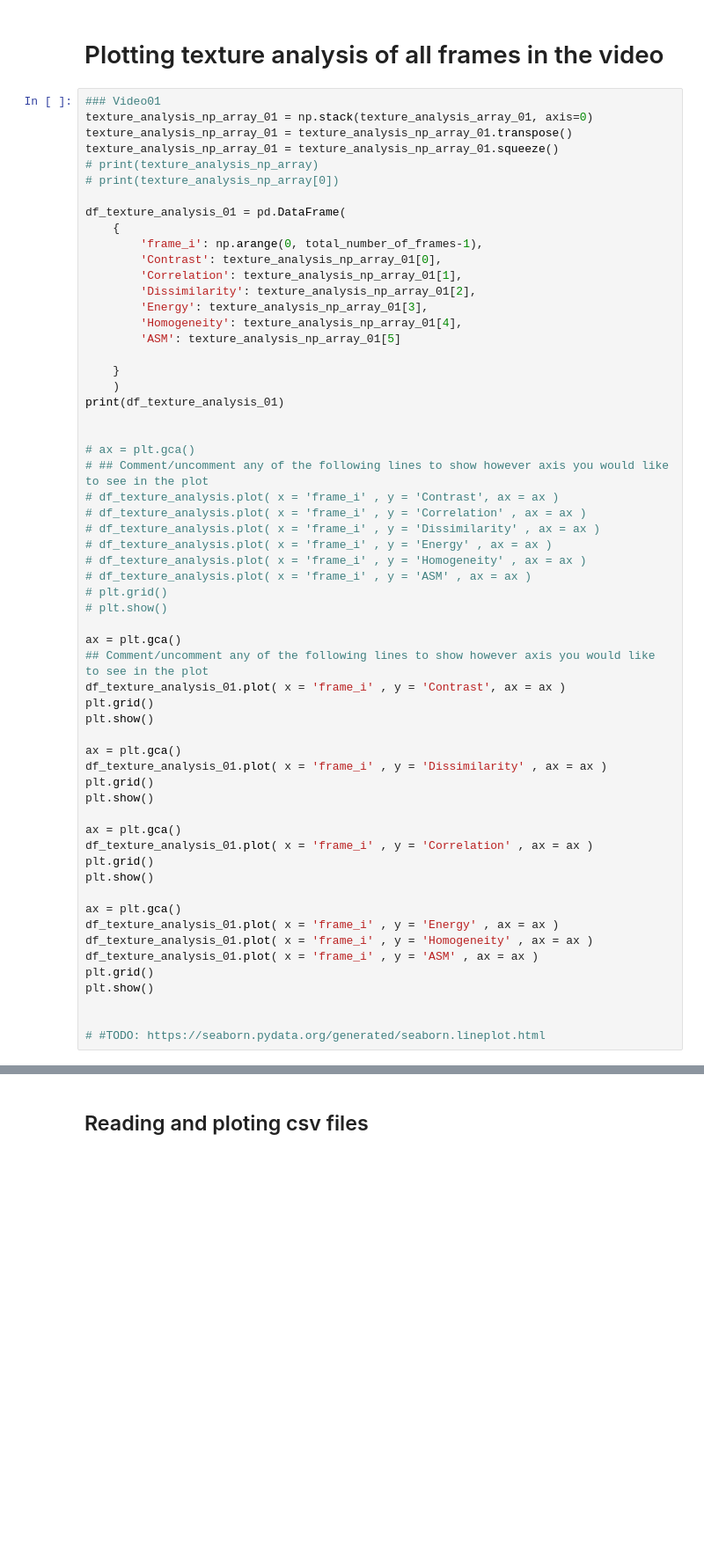
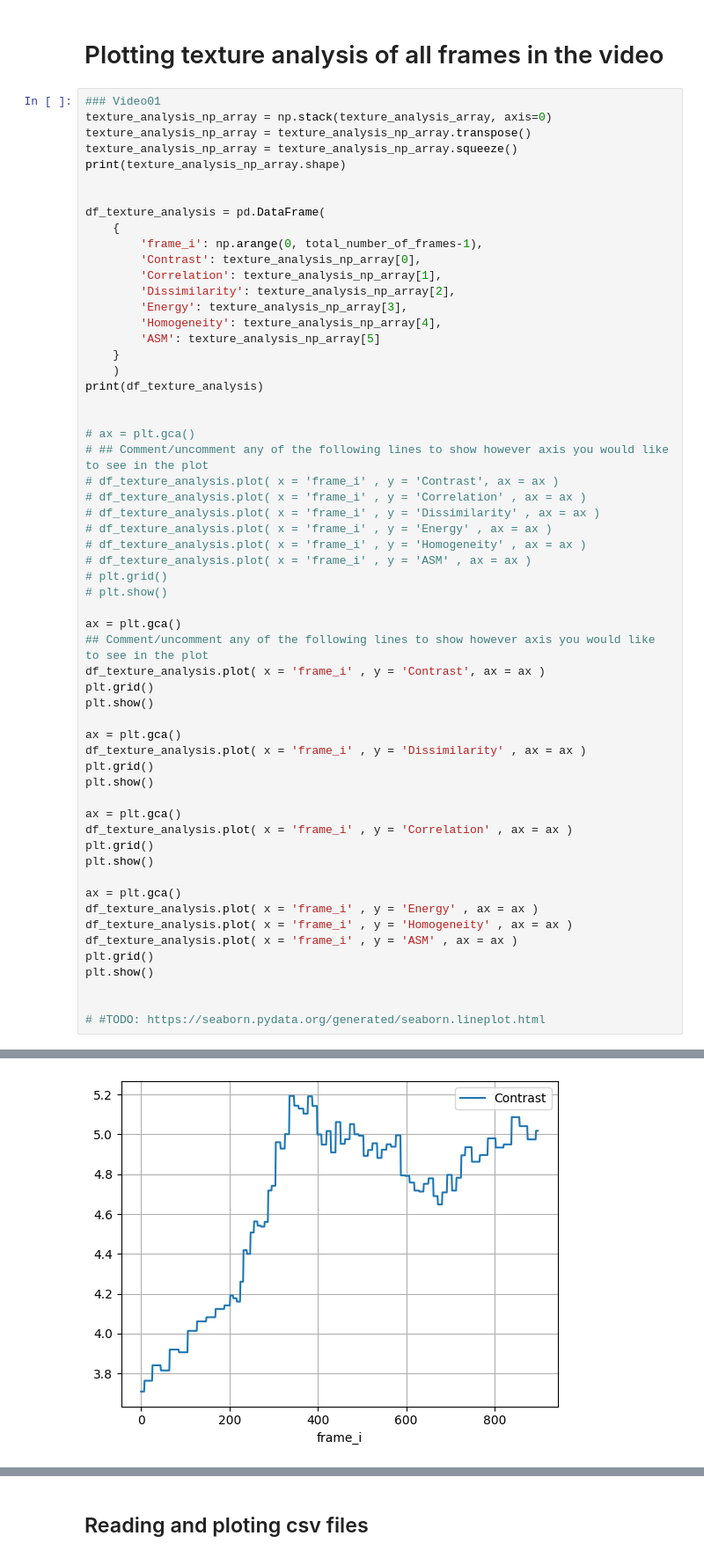
Before and after one commit to mxochicale/sentient, a Jupyter notebook: scripts/data_analysis/analysis_of_data_from_multiple-files.ipynb, the cells around one changed output, grey strips where cells are left out. Shown: that part at 88% size. Saved outputs shown, nothing was run; the diff lists cells and outputs as text; blank space fills up the shorter version.

```diff
--- a/scripts/data_analysis/analysis_of_data_from_multiple-files.ipynb
+++ b/scripts/data_analysis/analysis_of_data_from_multiple-files.ipynb
@@ -367,25 +347,24 @@ for frame_i in range(len(video_02)):
 # Plotting texture analysis of all frames in the video
 # %%
 ### Video01
-texture_analysis_np_array_01 = np.stack(texture_analysis_array_01, axis=0)
-texture_analysis_np_array_01 = texture_analysis_np_array_01.transpose()
-texture_analysis_np_array_01 = texture_analysis_np_array_01.squeeze()
-# print(texture_analysis_np_array)
-# print(texture_analysis_np_array[0])
+texture_analysis_np_array = np.stack(texture_analysis_array, axis=0)
+texture_analysis_np_array = texture_analysis_np_array.transpose()
+texture_analysis_np_array = texture_analysis_np_array.squeeze()
+print(texture_analysis_np_array.shape)
 
-df_texture_analysis_01 = pd.DataFrame(
+
+df_texture_analysis = pd.DataFrame(
     {
         'frame_i': np.arange(0, total_number_of_frames-1),
-        'Contrast': texture_analysis_np_array_01[0],
-        'Correlation': texture_analysis_np_array_01[1],
-        'Dissimilarity': texture_analysis_np_array_01[2],
-        'Energy': texture_analysis_np_array_01[3],
-        'Homogeneity': texture_analysis_np_array_01[4],
-        'ASM': texture_analysis_np_array_01[5]
-
+        'Contrast': texture_analysis_np_array[0],
+        'Correlation': texture_analysis_np_array[1],
+        'Dissimilarity': texture_analysis_np_array[2],
+        'Energy': texture_analysis_np_array[3],
+        'Homogeneity': texture_analysis_np_array[4],
+        'ASM': texture_analysis_np_array[5]
     }
     )
-print(df_texture_analysis_01)
+print(df_texture_analysis)
 
 
 # ax = plt.gca()
@@ -401,26 +380,27 @@ print(df_texture_analysis_01)
 
 ax = plt.gca()
 ## Comment/uncomment any of the following lines to show however axis you would like to see in the plot
-df_texture_analysis_01.plot( x = 'frame_i' , y = 'Contrast', ax = ax )
+df_texture_analysis.plot( x = 'frame_i' , y = 'Contrast', ax = ax )
 plt.grid()
 plt.show()
 
 ax = plt.gca()
-df_texture_analysis_01.plot( x = 'frame_i' , y = 'Dissimilarity' , ax = ax )
+df_texture_analysis.plot( x = 'frame_i' , y = 'Dissimilarity' , ax = ax )
 plt.grid()
 plt.show()
 
 ax = plt.gca()
-df_texture_analysis_01.plot( x = 'frame_i' , y = 'Correlation' , ax = ax )
+df_texture_analysis.plot( x = 'frame_i' , y = 'Correlation' , ax = ax )
 plt.grid()
 plt.show()
 
 ax = plt.gca()
-df_texture_analysis_01.plot( x = 'frame_i' , y = 'Energy' , ax = ax )
-df_texture_analysis_01.plot( x = 'frame_i' , y = 'Homogeneity' , ax = ax )
-df_texture_analysis_01.plot( x = 'frame_i' , y = 'ASM' , ax = ax )
+df_texture_analysis.plot( x = 'frame_i' , y = 'Energy' , ax = ax )
+df_texture_analysis.plot( x = 'frame_i' , y = 'Homogeneity' , ax = ax )
+df_texture_analysis.plot( x = 'frame_i' , y = 'ASM' , ax = ax )
 plt.grid()
 plt.show()
 
 
 # #TODO: https://seaborn.pydata.org/generated/seaborn.lineplot.html
+# %% [output]
@@ -426,0 +424 @@ plt.show()
+[figure, added]
```
Also changed, not shown: parts of 8 cells of this notebook, 2 other files.
